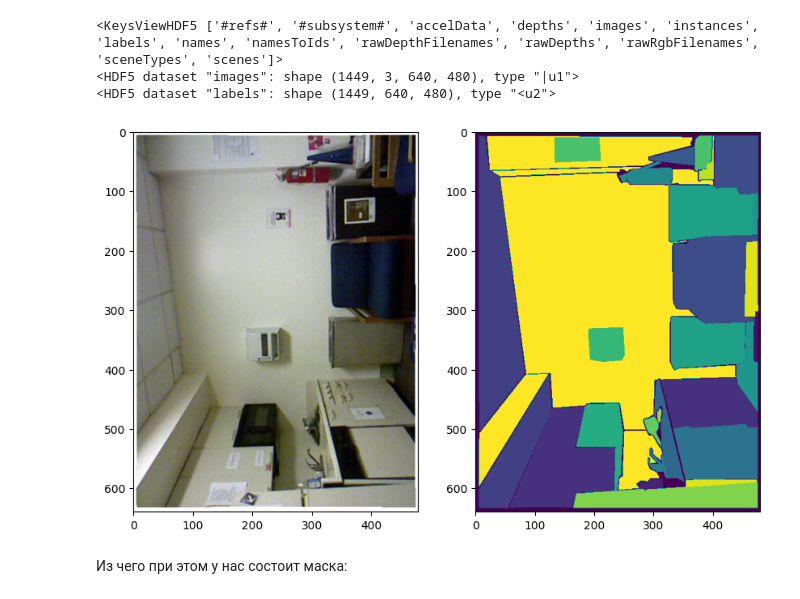
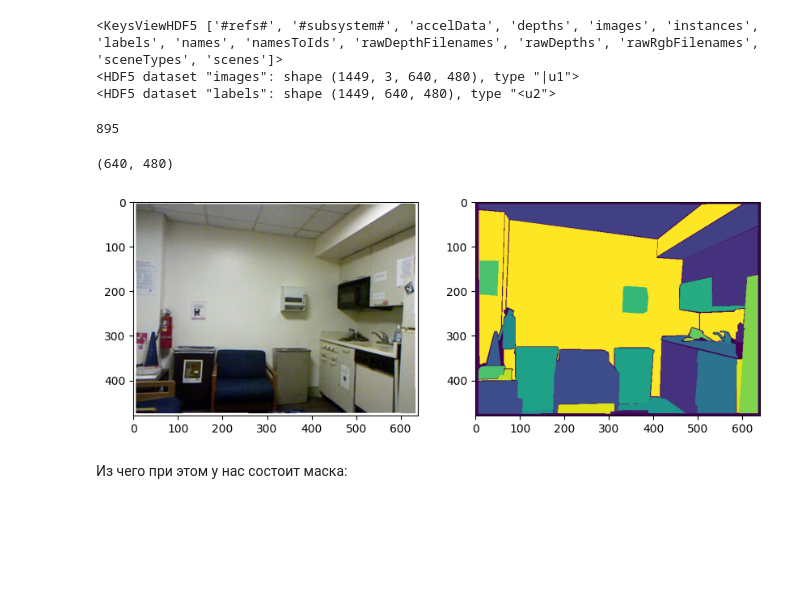
Before and after one commit to AndreyKurdyubov/Karpov.courses_DL, a Jupyter notebook: CV/Lesson_5/lesson_5_segm.ipynb, the cells around one changed output. Drawn from its saved outputs; the diff is of its cells as text; code cells hidden in the pictures; blank space fills up the shorter version.

```diff
--- a/CV/Lesson_5/lesson_5_segm.ipynb
+++ b/CV/Lesson_5/lesson_5_segm.ipynb
@@ -96,7 +158,7 @@ fix_everything(24)
 Сделаем препроцессинг датасета, который вы уже тоже видели:
 # %%
 # Напоминание про h5py: https://docs.h5py.org/en/stable/quick.html#quick
-data = h5py.File('nyu_depth_v2_labeled.mat')
+data = h5py.File('/kaggle/working/nyu_depth_v2_labeled.mat')
 
 print(data.keys())
 print(data['images'])
@@ -111,6 +173,14 @@ raw_images, raw_labels = data['images'], data['labels']
 all_imgs_np, all_labels_np = np.empty_like(raw_images), np.empty_like(raw_labels)
 raw_images.read_direct(all_imgs_np)
 raw_labels.read_direct(all_labels_np)
+# %%
+labels_set = set()
+for labels in raw_labels:
+    labels_set = labels_set.union(set(labels.flatten().tolist()))
+
+len(labels_set)
+# %% [output]
+895
 # %%
 # функция для визуализации
 def show_sample(img_np, label_np):
@@ -118,11 +188,15 @@ def show_sample(img_np, label_np):
     ax[0].imshow(img_np)
     ax[1].imshow(label_np)
     plt.show()
+# %%
+all_labels_np[0].shape
+# %% [output]
+(640, 480)
 # %%
 # Смотрим картинку и её маски
-show_sample(all_imgs_np[0].transpose((1, 2, 0)), all_labels_np[0])
+show_sample(all_imgs_np[0].transpose((2, 1, 0)), all_labels_np[0].transpose(1, 0))
 # %% [output]
-[figure, old version]
+[figure, new version]
 # %% [markdown]
 Из чего при этом у нас состоит маска:
 # %%
```
Also changed, not shown: parts of 31 cells of this notebook.
